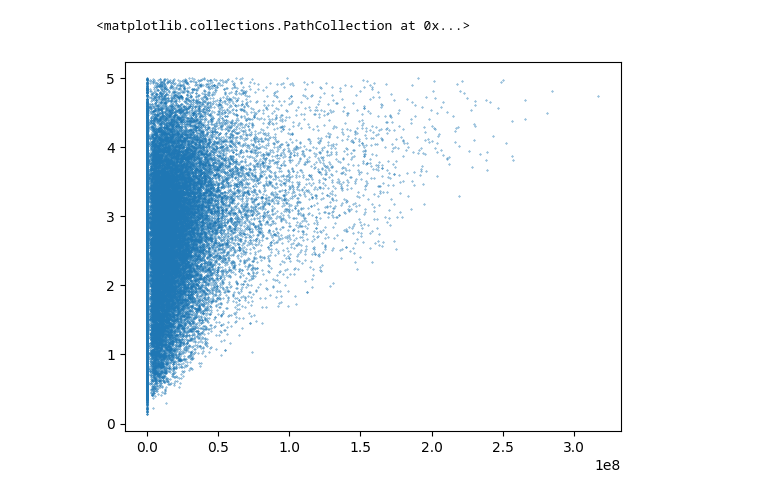
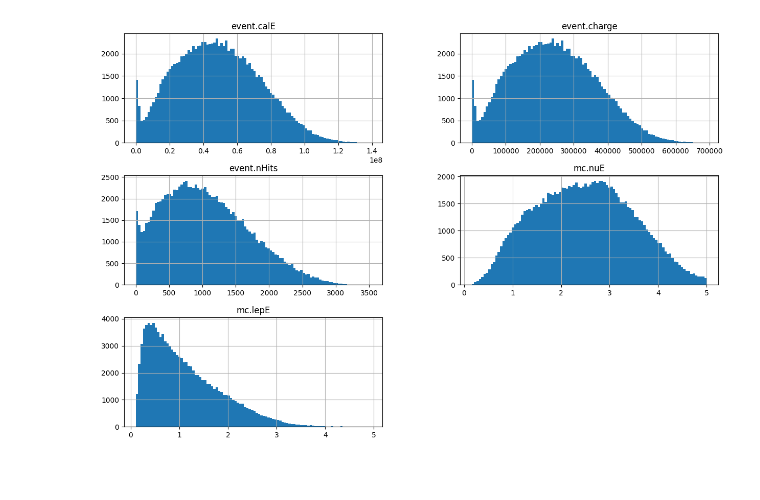
Before and after one commit to wswxyq/dune_lstm, a Jupyter notebook: test2.ipynb, the cells around one changed output. Cells and saved outputs as stored; diff of their text form; code cells hidden in the pictures; blank space fills up the shorter version.

```diff
--- a/test2.ipynb
+++ b/test2.ipynb
@@ -6,4 +6,22 @@ import matplotlib.pyplot as plt
 from utils.binstat import plot_xstat
 from utils.fs_cut import get_str_max
 
-data = pd.read_csv('data/2022-08-21_rnne_NC_250_fGScatter_20MeV_KE_cut_test_with_pred.csv.xz')
+data = pd.read_csv("data/dataset_rnne_dune_numu.csv.xz")
+d = {
+    "vector": [
+        "particle.is_shower",
+        "particle.length",
+        "particle.start.x",
+        "particle.start.y",
+        "particle.start.z",
+        "particle.dir.x",
+        "particle.dir.y",
+        "particle.dir.z",
+        "particle.energy",
+        "particle.calE",
+        "particle.charge",
+        "particle.nHit",
+    ],
+    "scalar": ["event.calE", "event.charge", "event.nHits"],
+    "target": ["mc.nuE", "mc.lepE"],
+}
@@ -58,5 +27,0 @@ _, _, _ = plot_xstat(
-# %%
-plt.scatter(maxtracEarr, truet, s=0.1)
-# %% [output]
-<matplotlib.collections.PathCollection at 0x...>
-[figure, removed]
@@ -62,0 +37,5 @@ plt.scatter(maxtracEarr, truet, s=0.1)
+# %%
+data.hist(column=d["scalar"]+d["target"], bins=100, figsize=(15, 10))
+plt.show()
+# %% [output]
+[figure, added]
```
Also changed, not shown: parts of 9 cells of this notebook, 11 other files.
